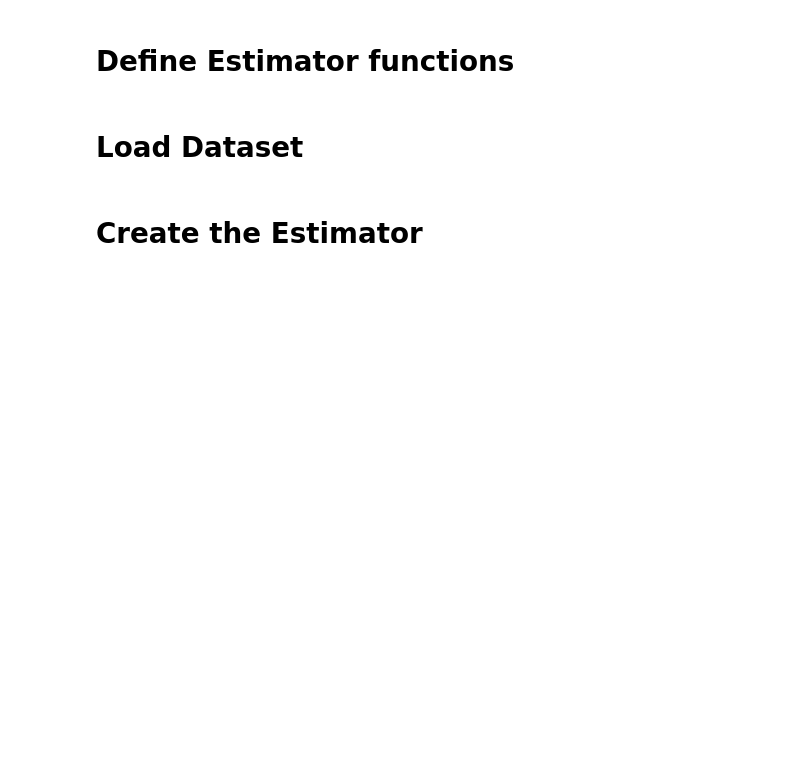
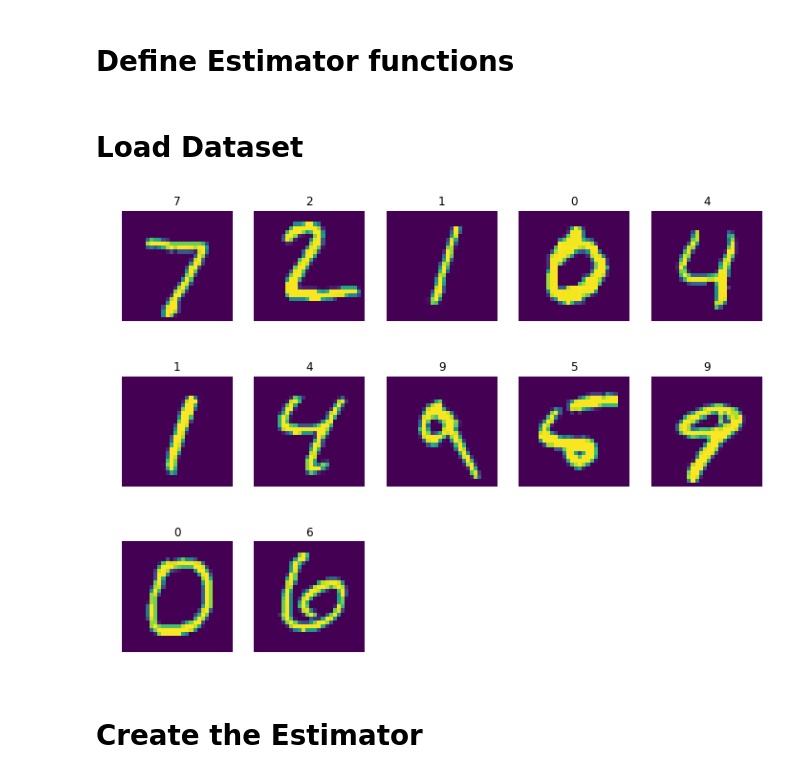
Before and after one commit to riccardo1980/tf_estimators, a Jupyter notebook: MNIST_cnn_autoencoder.ipynb, the cells around one changed output. Drawn from its saved outputs; the diff is of its cells as text; code cells hidden in the pictures; blank space fills up the shorter version.

Commit message:
Visual evaluation of reconstructions

```diff
--- a/MNIST_cnn_autoencoder.ipynb
+++ b/MNIST_cnn_autoencoder.ipynb
@@ -14,0 +17,19 @@ import numpy as np
+# %%
+import matplotlib.pyplot as plt
+
+%matplotlib inline
+plt.rcParams['figure.figsize'] = [12, 9]
+
+def print_images(images, labels=None, images_per_row=5, title_prefix=''):
+
+  n_images = len(images)
+  rows = (n_images + images_per_row -1) //images_per_row
+
+  if labels is None:
+    labels = n_images * ['']
+
+  for idx, (image, label) in enumerate(zip(images, labels)):
+    ax = plt.subplot(rows, images_per_row, idx+1)
+    ax.imshow(np.squeeze(image))
+    ax.axis('off')
+    ax.set_title('{}{}'.format(title_prefix,label))
@@ -225,6 +262,11 @@ eval_classes = eval_classes.astype(np.int32)  # not required
 # reshape to [batch, height, width, channels]
 train_data = np.expand_dims(train_data, -1)
 eval_data = np.expand_dims(eval_data, -1)
+# %%
+PICKED=12
+print_images(eval_data[:PICKED], labels=eval_classes[:PICKED])
+# %% [output]
+[figure, added]
 # %% [markdown]
 # Create the Estimator
 # %%
```
Also changed, not shown: parts of 13 cells of this notebook.
